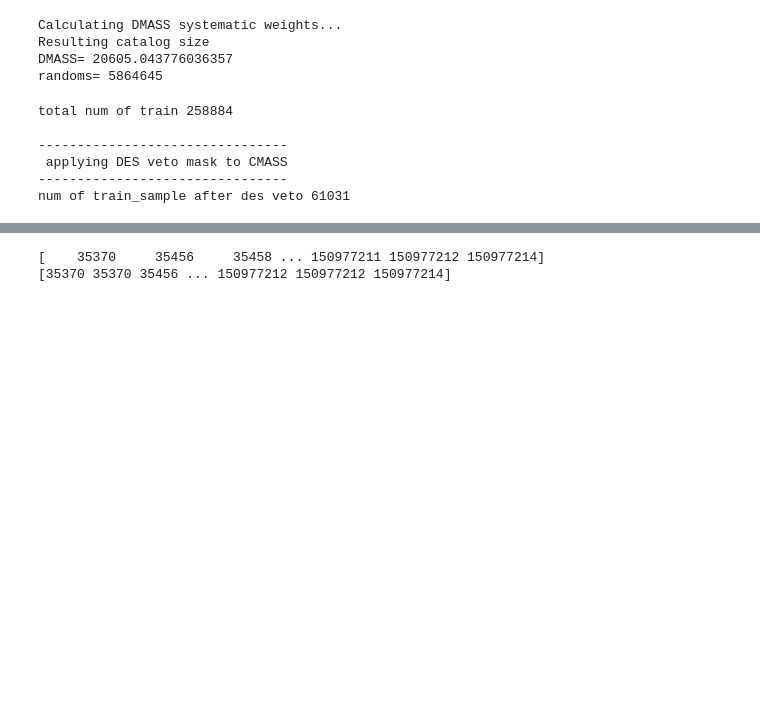
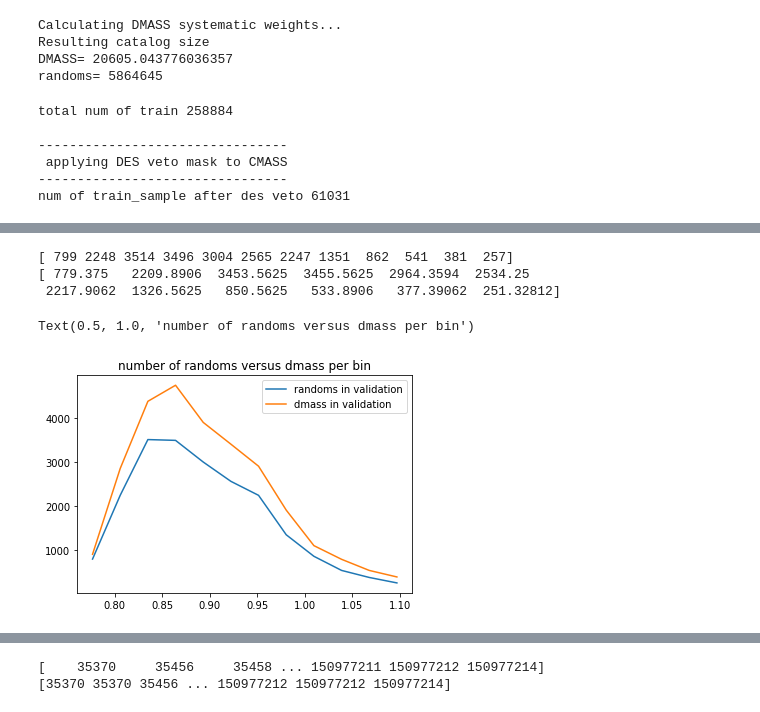
Before and after one commit to sujeong-lee/DMASS, a Jupyter notebook: code_py3/Systematics.ipynb, the cells around one changed output, grey strips where cells are left out. Saved outputs shown, nothing was run; the diff lists cells and outputs as text; code cells hidden in the pictures; blank space fills up the shorter version.

```diff
--- a/code_py3/Systematics.ipynb
+++ b/code_py3/Systematics.ipynb
@@ -499,3 +576,20 @@ normalized error:  [0.00716949 0.00153716 0.00044177 0.00030339 0.00033865 0.000
+# %%
+print(h_ran)
+print(area_ran)
+# %% [output]
+[ 799 2248 3514 3496 3004 2565 2247 1351  862  541  381  257]
+[ 779.375   2209.8906  3453.5625  3455.5625  2964.3594  2534.25
+ 2217.9062  1326.5625   850.5625   533.8906   377.39062  251.32812]
+# %%
+fig, ax = plt.subplots()
+ax.errorbar( pcenter, h_ran, label = "randoms in validation")
+ax.errorbar( pcenter, h, label = "dmass in validation")
+plt.legend()
+#ax.legend(chi2_reduced)
+plt.title('number of randoms versus dmass per bin')
+# %% [output]
+Text(0.5, 1.0, 'number of randoms versus dmass per bin')
+[figure, added]
 # %%
 # *****Creating the figure******:
 
```
Also changed, not shown: parts of 18 cells of this notebook.
